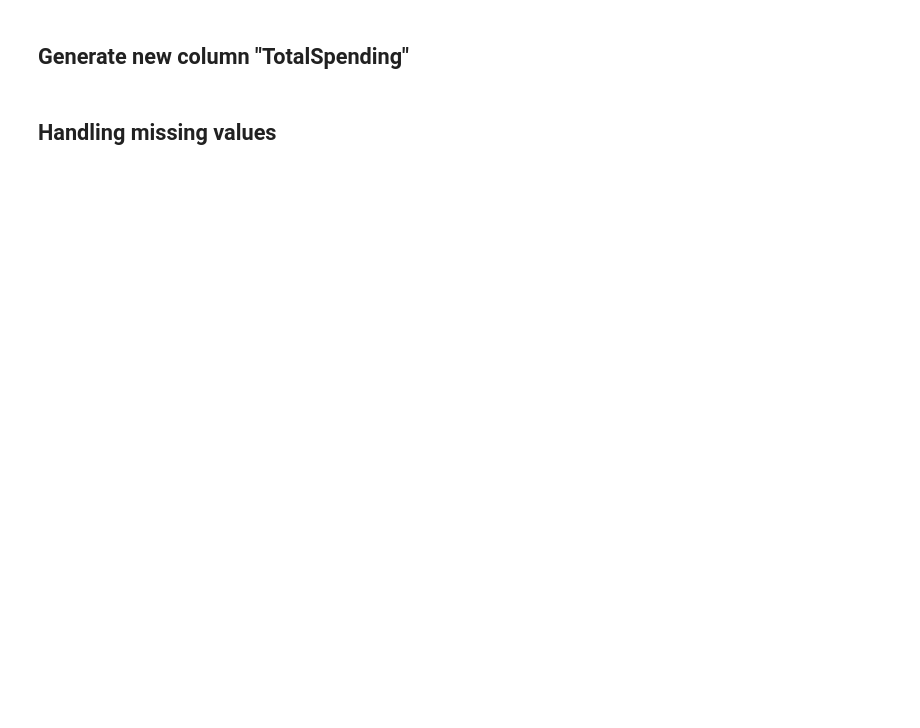
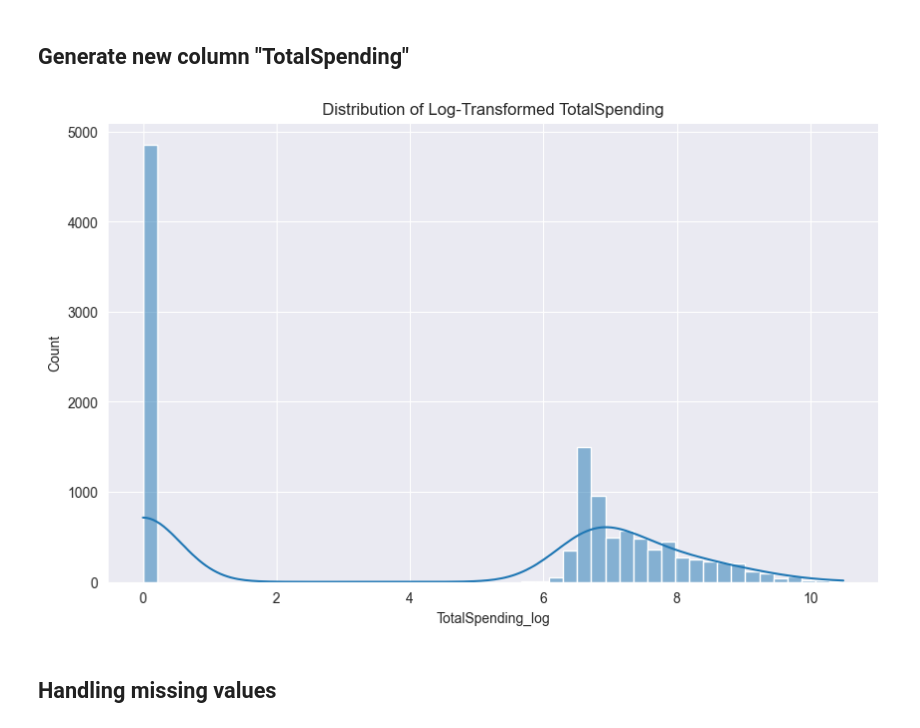
Before and after one commit to alvaroscelza/kaggle-spaceship-titanic, a Jupyter notebook: main.ipynb, the cells around one changed output. Cells and saved outputs as stored; diff of their text form; code cells hidden in the pictures; blank space fills up the shorter version.

```diff
--- a/main.ipynb
+++ b/main.ipynb
@@ -62,5 +55,4 @@ Then drop the original columns as they are no longer needed.
 # %%
 combined[['Group', 'NumberInGroup']] = combined['PassengerId'].str.split('_', expand=True)
 combined[['Deck', 'Num', 'Side']] = combined['Cabin'].str.split('/', expand=True)
-combined.drop(columns=['PassengerId'], inplace=True)
-combined.drop(columns=['Cabin'], inplace=True)
+combined.drop(columns=['PassengerId', 'Cabin'], inplace=True)
@@ -67,20 +87,34 @@ combined.drop(columns=['Cabin'], inplace=True)
 # %% [markdown]
 ## Generate new column "TotalSpending"
 # %%
-# TODO try after fixing the categorial columns handling
-# # Create a new feature for total spending
-# combined['TotalSpending'] = (
-#         combined['RoomService'] +
-#         combined['FoodCourt'] +
-#         combined['ShoppingMall'] +
-#         combined['Spa'] +
-#         combined['VRDeck']
-# )
-#
-# # # TODO Optional: Log transformation if the distribution is highly skewed
-# # combined['TotalSpending_log'] = np.log1p(combined['TotalSpending'])
-#
-# #  TODO consider deleting old spend columns
+# TODO: consider removing this TotalSpending alltogether
+
+import numpy as np
+import matplotlib.pyplot as plt
+import seaborn as sns
+
+# Create a new feature for total spending
+combined['TotalSpending'] = (
+        combined['RoomService'] +
+        combined['FoodCourt'] +
+        combined['ShoppingMall'] +
+        combined['Spa'] +
+        combined['VRDeck']
+)
+
+# Since the distribution of TotalSpending is highly skewed, we apply a log transformation to make it more normally distributed
+combined['TotalSpending_log'] = np.log1p(combined['TotalSpending'])  # log1p handles zero values safely
+plt.figure(figsize=(10, 6))
+sns.histplot(combined['TotalSpending_log'], bins=50, kde=True)
+plt.title('Distribution of Log-Transformed TotalSpending')
+plt.show()
+
+# Drop original column
+combined.drop(columns=['TotalSpending'], inplace=True)
+
+#  TODO consider deleting old spend columns
+# %% [output]
+[figure, added]
 # %% [markdown]
 ## Handling missing values
 # %%
```
Also changed, not shown: parts of 12 cells of this notebook, 1 other file.
